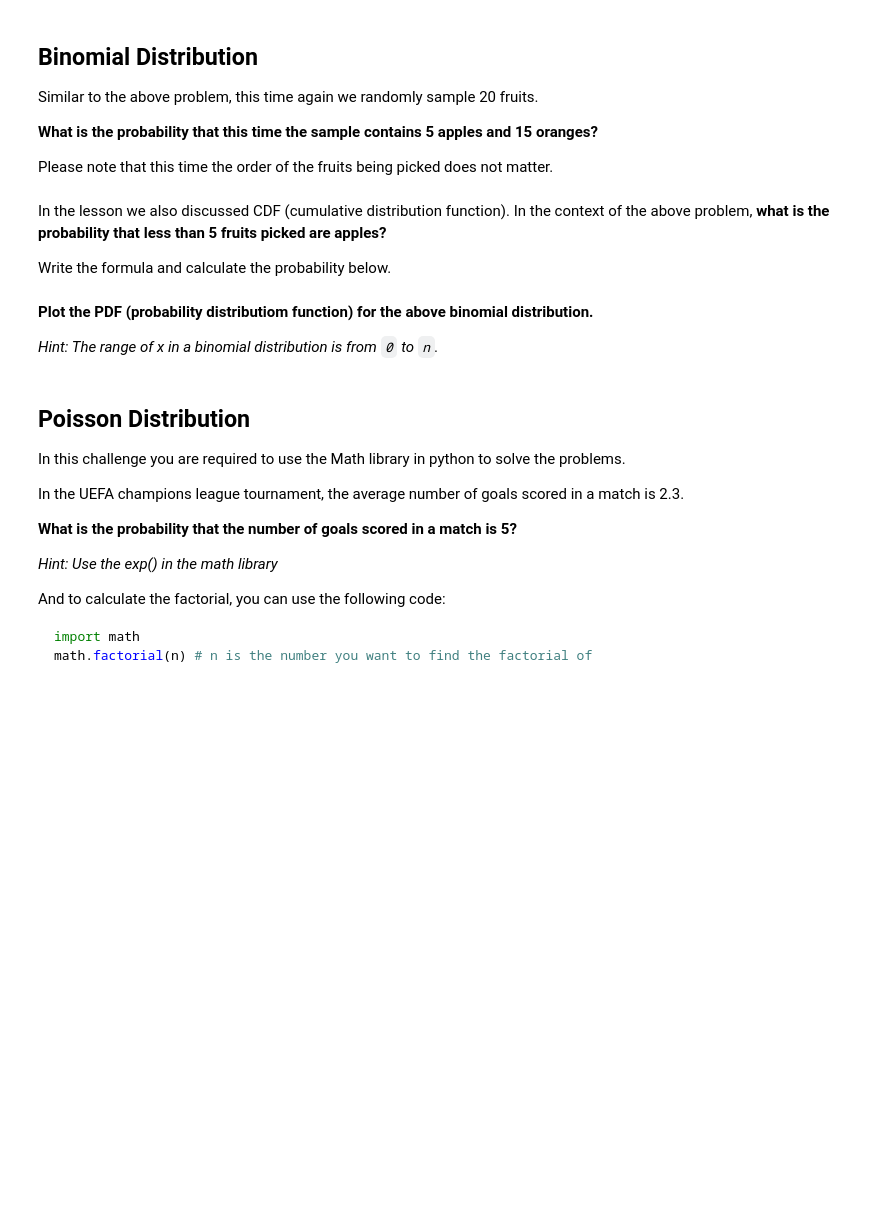
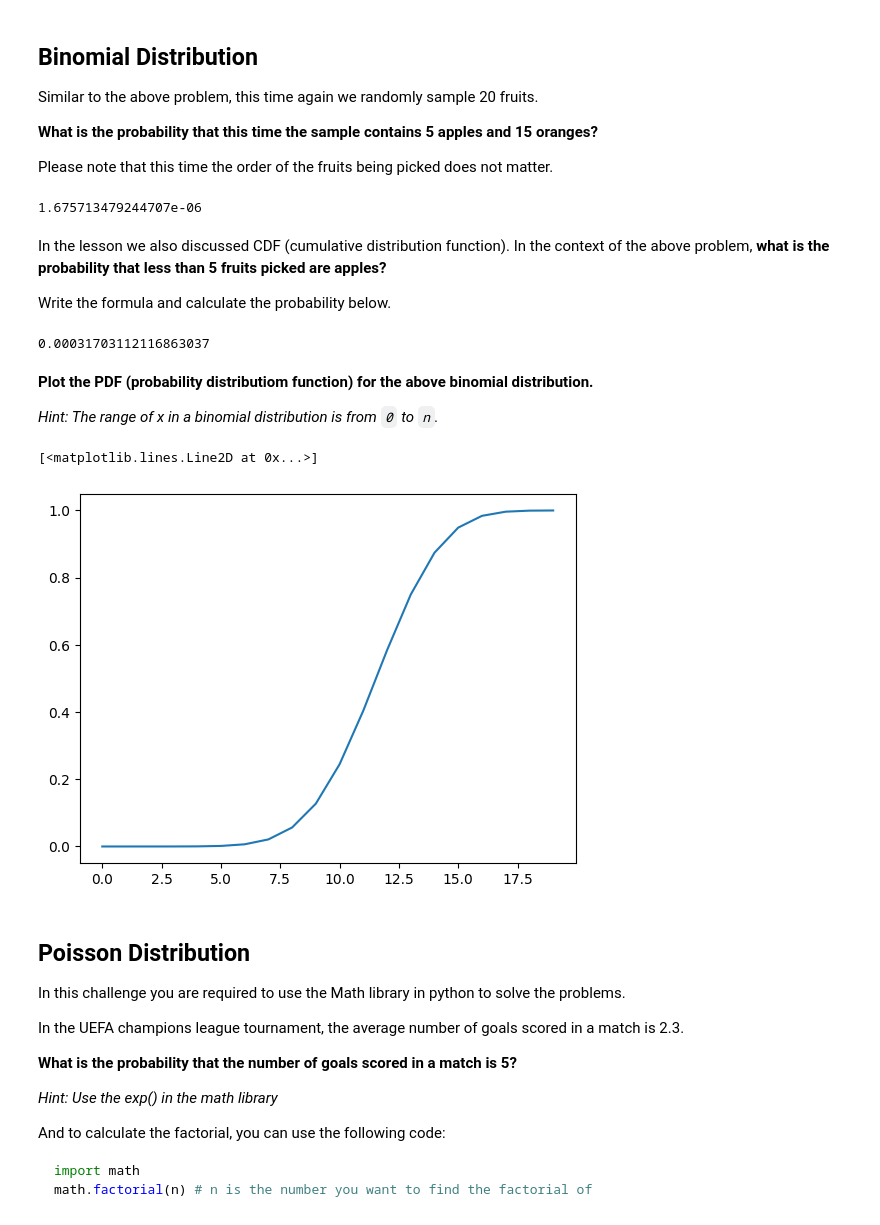
Before and after one commit to Ironhack-Data-Madrid-Enero-2023/6.1-lab-discrete-probability-distributions, a Jupyter notebook: your-code/main.ipynb, the cells around one changed output. Saved outputs shown, nothing was run; the diff lists cells and outputs as text; code cells hidden in the pictures; blank space fills up the shorter version.

```diff
--- a/your-code/main.ipynb
+++ b/your-code/main.ipynb
@@ -53,9 +74,19 @@ Please note that this time the order of the fruits being picked does not matter.
+# %%
+# your code here
+prob = binom.pmf(5, 20, p) * binom.pmf(15, 20, 1-p)
+prob
+# %% [output]
+1.675713479244707e-06
 # %% [markdown]
 In the lesson we also discussed CDF (cumulative distribution function). In the context of the above problem, **what is the probability that less than 5 fruits picked are apples?**
 
 Write the formula and calculate the probability below.
 # %%
 # your code here
+prob = binom.cdf(4, 20, p)
+prob
+# %% [output]
+0.00031703112116863037
 # %% [markdown]
 **Plot the PDF (probability distributiom function) for the above binomial distribution.**
 
@@ -63,6 +94,13 @@ Write the formula and calculate the probability below.
 # %%
 # your code here
 # Please label the axes and give a title to the plot
+x=[i for i in range(20)]
+y=[binom.cdf(x, 20, 0.6) for x in x]
+
+plt.plot(x, y)
+# %% [output]
+[<matplotlib.lines.Line2D at 0x...>]
+[figure, added]
 # %% [markdown]
 ## Poisson Distribution
 
```
Also changed, not shown: parts of 10 cells of this notebook.
